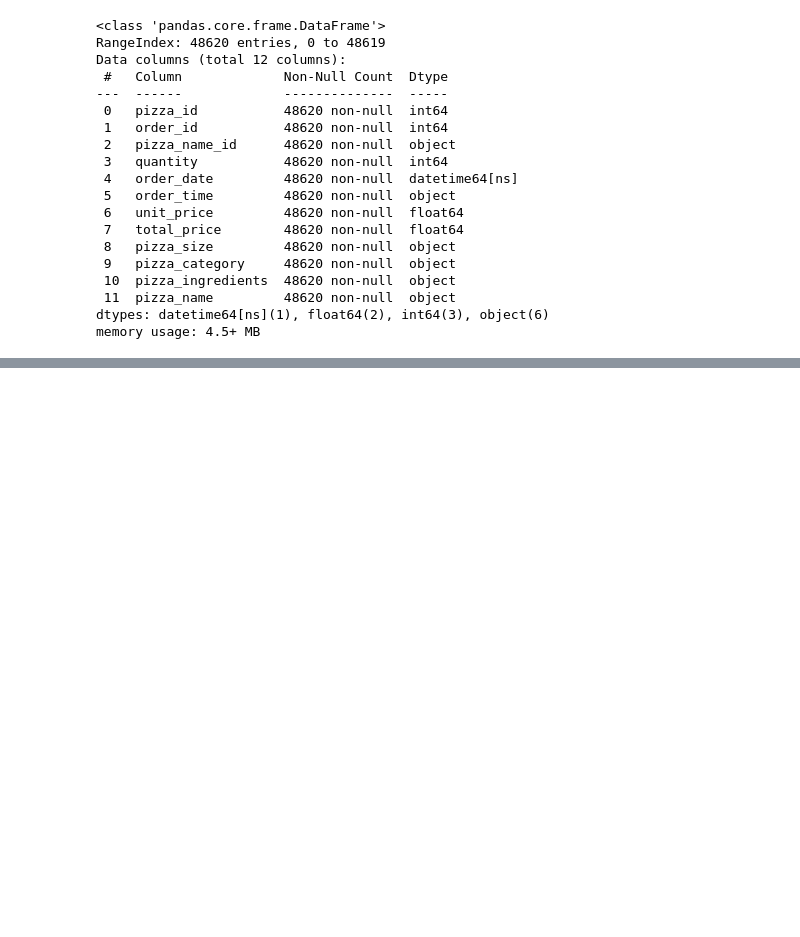
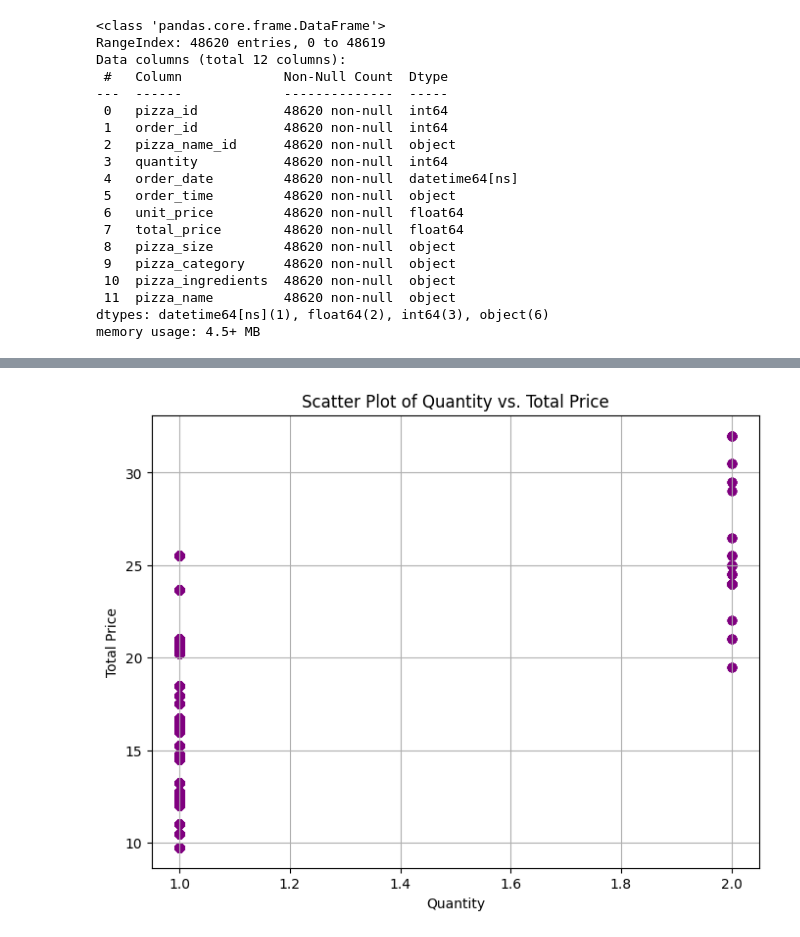
Before and after one commit to Nagasuruthi-R/Dominos_time_forecasting_prj, a Jupyter notebook: cleaning_datasets.ipynb, the cells around one changed output, grey strips where cells are left out. Saved outputs shown, nothing was run; the diff lists cells and outputs as text; code cells hidden in the pictures; blank space fills up the shorter version.

```diff
--- a/cleaning_datasets.ipynb
+++ b/cleaning_datasets.ipynb
@@ -276,0 +347,11 @@ sales_df.to_excel("preprocessed_sales_data.xlsx", index=False)
+# %%
+# Scatter plot for 'quantity' vs 'total_price'
+plt.figure(figsize=(8, 6))
+plt.scatter(sales_df['quantity'], sales_df['total_price'], color='purple', alpha=0.6)
+plt.title("Scatter Plot of Quantity vs. Total Price")
+plt.xlabel("Quantity")
+plt.ylabel("Total Price")
+plt.grid(True)
+plt.show()
+# %% [output]
+[figure, added]
```
Also changed, not shown: parts of 16 cells of this notebook, 2 other files.
